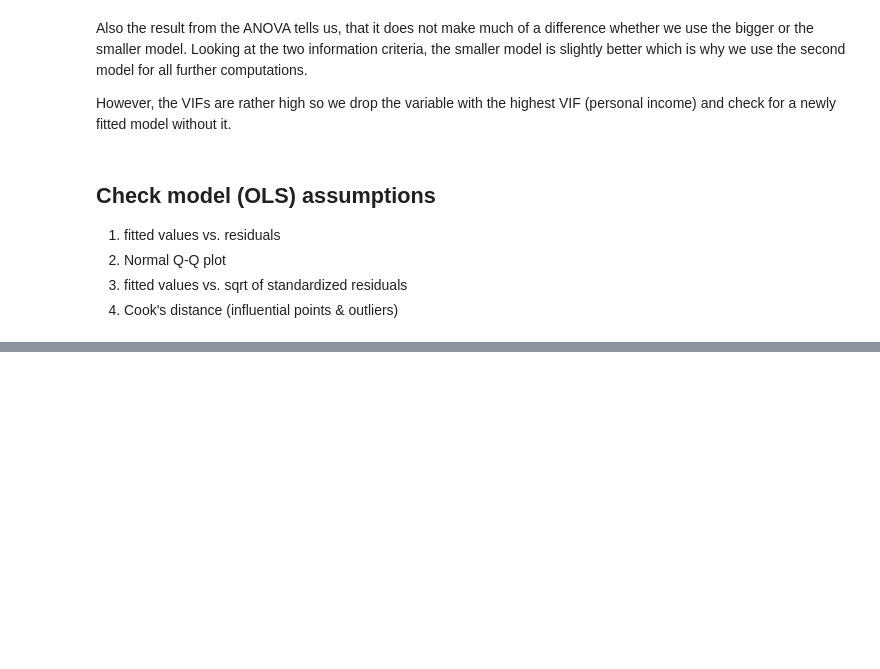
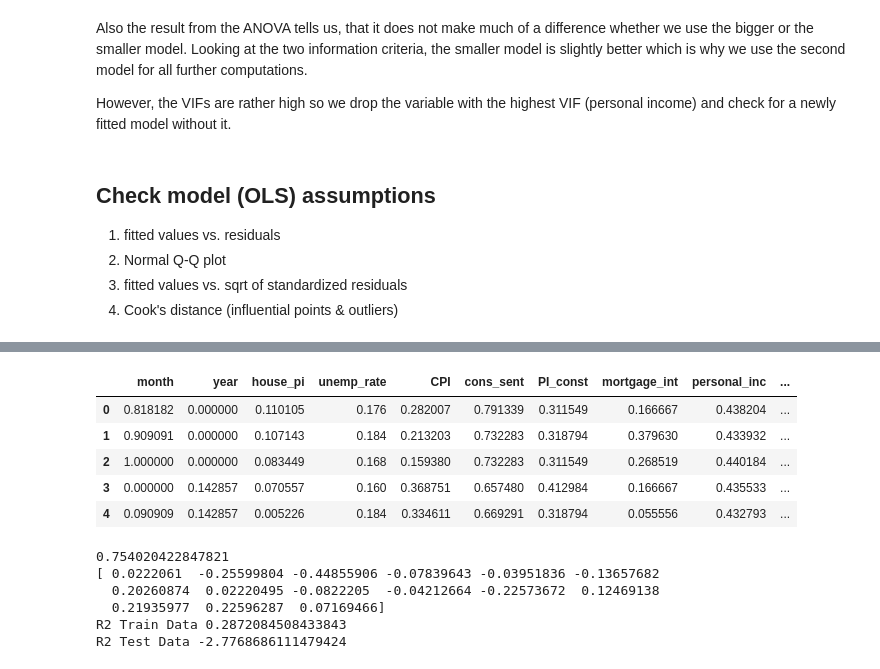
Before and after one commit to AtK42/digital-tools-for-finance-homework, a Jupyter notebook: housing-price-index-us/notebooks/housing-price-index-us.ipynb, the cells around one changed output, grey strips where cells are left out. Cells and saved outputs as stored; diff of their text form; code cells hidden in the pictures; blank space fills up the shorter version.

```diff
--- a/housing-price-index-us/notebooks/housing-price-index-us.ipynb
+++ b/housing-price-index-us/notebooks/housing-price-index-us.ipynb
@@ -550,0 +512,19 @@ plt.show()
+# %%
+# scale the test data
+
+# for differences
+# initialize scaler
+scaler = MinMaxScaler()
+
+# apply scaler
+data_diff_scaled_test = pd.DataFrame(scaler.fit_transform(data_diff_test), columns = data_diff.columns)
+
+# have a look at data
+data_diff_scaled_test.head()
+# %% [output]
+|  | month | year | house_pi | unemp_rate | CPI | cons_sent | PI_const | mortgage_int | personal_inc | ... |
+| 0 | 0.818182 | 0.000000 | 0.110105 | 0.176 | 0.282007 | 0.791339 | 0.311549 | 0.166667 | 0.438204 | ... |
+| 1 | 0.909091 | 0.000000 | 0.107143 | 0.184 | 0.213203 | 0.732283 | 0.318794 | 0.379630 | 0.433932 | ... |
+| 2 | 1.000000 | 0.000000 | 0.083449 | 0.168 | 0.159380 | 0.732283 | 0.311549 | 0.268519 | 0.440184 | ... |
+| 3 | 0.000000 | 0.142857 | 0.070557 | 0.160 | 0.368751 | 0.657480 | 0.412984 | 0.166667 | 0.435533 | ... |
+| 4 | 0.090909 | 0.142857 | 0.005226 | 0.184 | 0.334611 | 0.669291 | 0.318794 | 0.055556 | 0.432793 | ... |
@@ -550,0 +534,14 @@ plt.show()
+# %%
+reg_1 = LinearRegression()
+reg_1.fit(indep_train, dep_train)
+print(reg_1.intercept_)
+print(reg_1.coef_)
+print('R2 Train Data', reg_1.score(indep_train, dep_train))
+print('R2 Test Data', reg_1.score(indep_test, dep_test))
+# %% [output]
+0.754020422847821
+[ 0.0222061  -0.25599804 -0.44855906 -0.07839643 -0.03951836 -0.13657682
+  0.20260874  0.02220495 -0.0822205  -0.04212664 -0.22573672  0.12469138
+  0.21935977  0.22596287  0.07169466]
+R2 Train Data 0.2872084508433843
+R2 Test Data -2.7768686111479424
```
Also changed, not shown: parts of 12 cells of this notebook.
